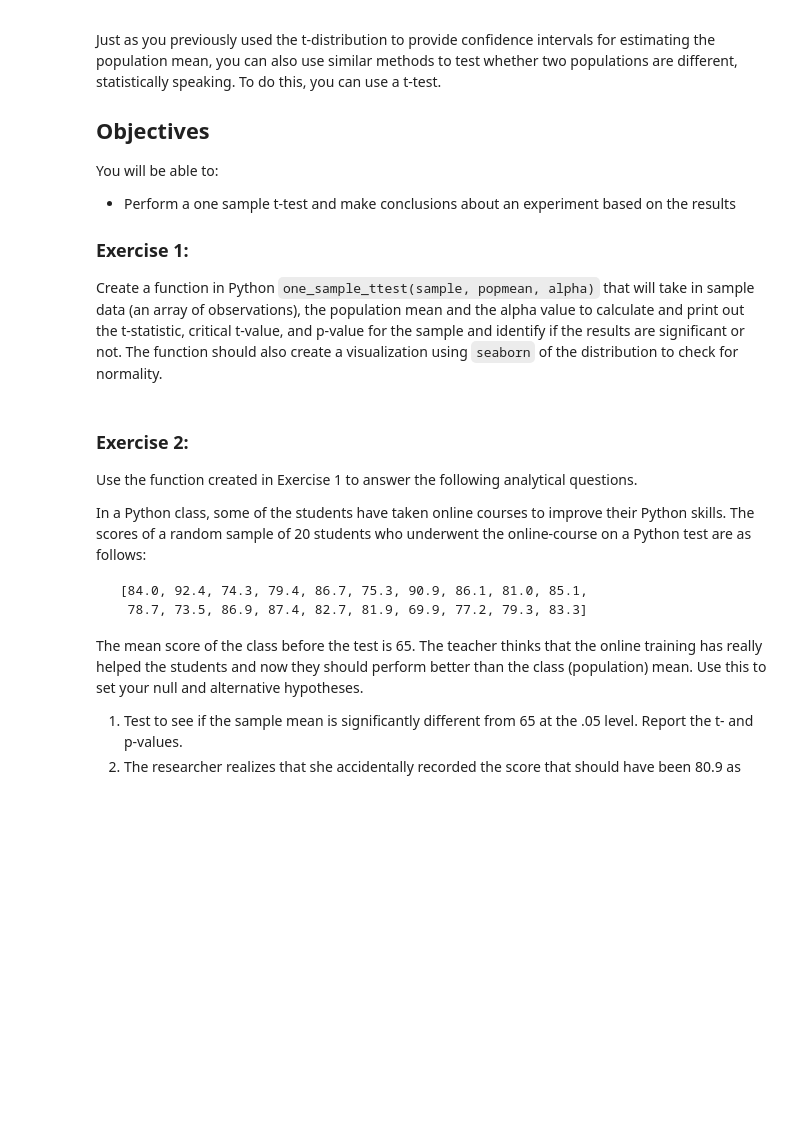
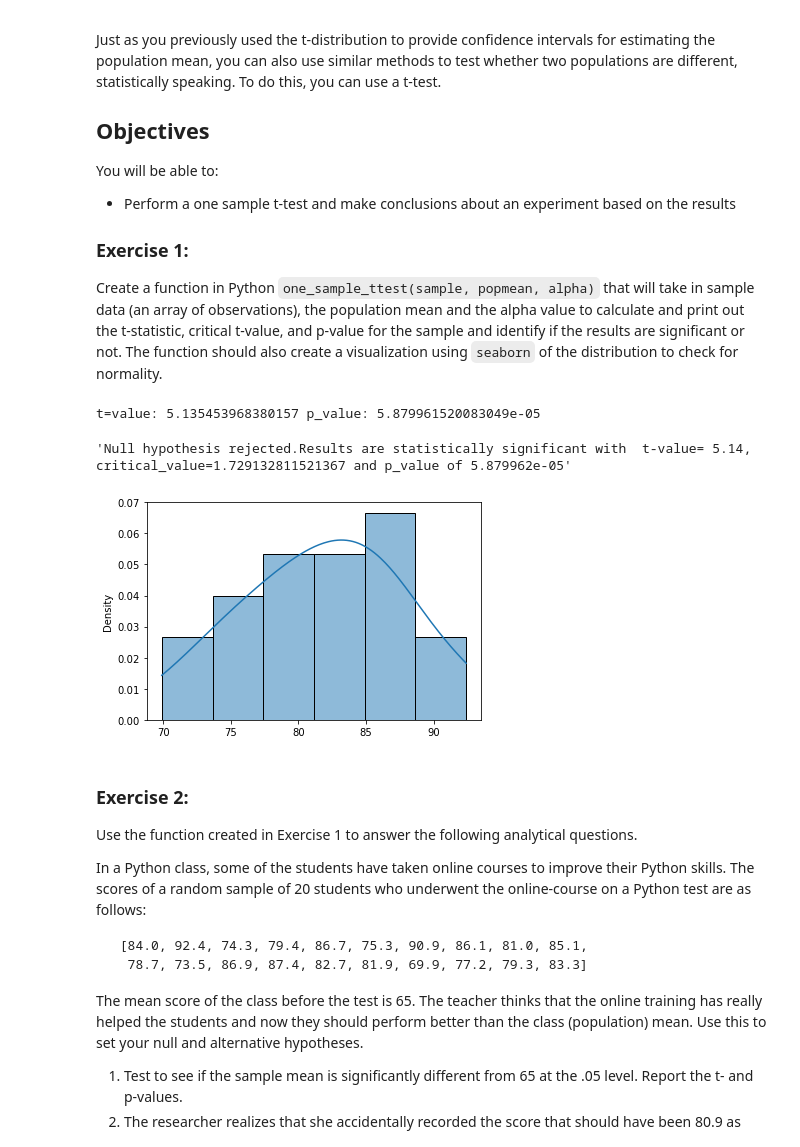
Before and after one commit to GraceMwende/PHASE_2-MS_DS, a Jupyter notebook: Flatiron/week4/One Sample T-Test - Lab.ipynb, the cells around one changed output. Saved outputs shown, nothing was run; the diff lists cells and outputs as text; code cells hidden in the pictures; blank space fills up the shorter version.

Commit message:
hypothesis testing

```diff
--- a/Flatiron/week4/One Sample T-Test - Lab.ipynb
+++ b/Flatiron/week4/One Sample T-Test - Lab.ipynb
@@ -16,38 +16,44 @@ Create a function in Python `one_sample_ttest(sample, popmean, alpha)` that will
 import seaborn as sns
 import numpy as np
 import scipy.stats as stats
+sample =      [84.0, 92.4, 74.3, 79.4, 86.7, 75.3, 90.9, 86.1, 81.0, 85.1,
+      78.7, 73.5, 86.9, 87.4, 82.7, 81.9, 69.9, 77.2, 79.3, 83.3]
 def one_sample_ttest(sample, popmean, alpha):
 
     # Visualize sample distribution for normality
     sns.histplot(sample,kde=True,stat='density')
 
     # Population mean
     popmean
 
     # Sample mean (x̄) using NumPy mean()
     sample_mean = np.mean(sample)
 
     # Sample Standard Deviation (sigma) using Numpy
     sample_std = np.std(sample,ddof=len(sample)-1)
 
     # Degrees of freedom
     df=len(sample)-1
     # Calculate the critical t-value
     t_critic = stats.t.ppf(1-alpha,df=df)
      #print(stats.t.cdf(t_critic,df)  )# 0.9499 i.e 1-alpha
     # Calculate the t-value and p-value
     results = stats.ttest_1samp(a=sample,popmean=popmean)
     t_value = results[0]
     p_value = results[1]
     #print(t_value,p_value,t_critic)
     print ('t=value:',t_value,'p_value:',p_value)
     if t_value > t_critic :
         return (f'Null hypothesis rejected.Results are statistically significant with  t-value= {round(t_value,2)}, critical_value={t_critic} and p_value of {round(p_value,11)}')
     else:
         return (f'Failed to reject the Null hypothesis with  with  t-value= {round(t_value,2)}, critical_value={t_critic} and p_value of {round(p_value,11)}')
 
     #return
-#one_sample_ttest(sample,65,0.05)
+one_sample_ttest(sample,75,0.05)
+# %% [output]
+t=value: 5.135453968380157 p_value: 5.879961520083049e-05
+'Null hypothesis rejected.Results are statistically significant with  t-value= 5.14, critical_value=1.729132811521367 and p_value of 5.879962e-05'
+[figure, added]
 # %% [markdown]
 ### Exercise 2:
 
```
Also changed, not shown: parts of 1 cell of this notebook, 13 other files.
